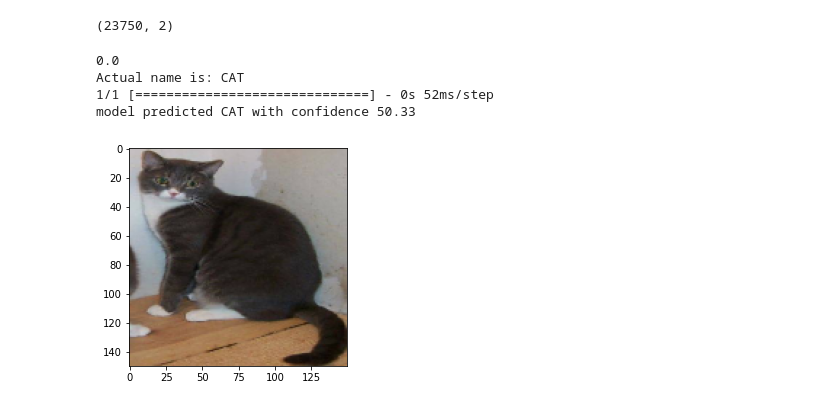
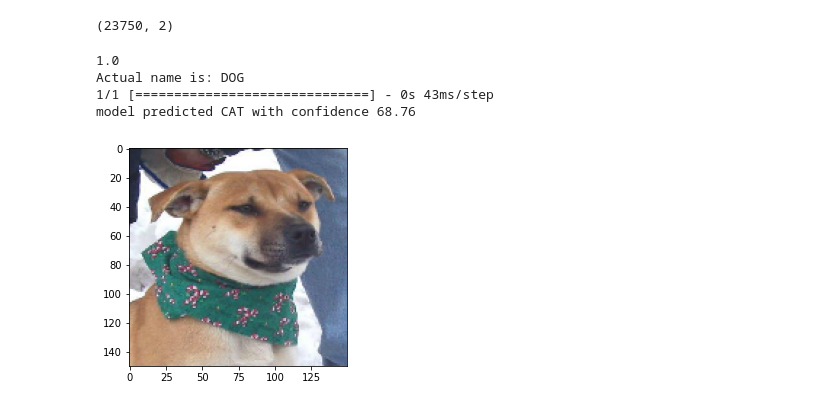
Before and after one commit to ChintaLokesh/Deep_Learning_Neural_Network, a Jupyter notebook: Modified_Version_of_NN_cats_vs_Dog_Dataset.ipynb, the cells around one changed output. Saved outputs shown, nothing was run; the diff lists cells and outputs as text; code cells hidden in the pictures.

```diff
--- a/Modified_Version_of_NN_cats_vs_Dog_Dataset.ipynb
+++ b/Modified_Version_of_NN_cats_vs_Dog_Dataset.ipynb
@@ -90,6 +108,6 @@ model.add(tf.keras.layers.Dense(2,activation=tf.keras.activations.softmax))
 # %%
 model.compile(optimizer=tf.keras.optimizers.SGD(),loss=tf.keras.losses.categorical_crossentropy,metrics=["acc"])
 # %%
-model.fit(x_train,y_train,epochs=5)
+model.fit(x_train,y_train,epochs=5,validation_split=0.2)
 # %% [output]
 Epoch 1/5
@@ -148,10 +166,10 @@ def predict(num):
     finalpredictedname="CAT"
   print( f"model predicted {finalpredictedname} with confidence {np.round(result.max()*100,2)}")
 # %%
-predict(123)
+predict(5645)
 # %% [output]
-0.0
-Actual name is: CAT
-1/1 [==============================] - 0s 52ms/step
-model predicted CAT with confidence 50.33
+1.0
+Actual name is: DOG
+1/1 [==============================] - 0s 43ms/step
+model predicted CAT with confidence 68.76
-[figure, old version]
+[figure, new version]
```
Also changed, not shown: parts of 4 cells of this notebook.
